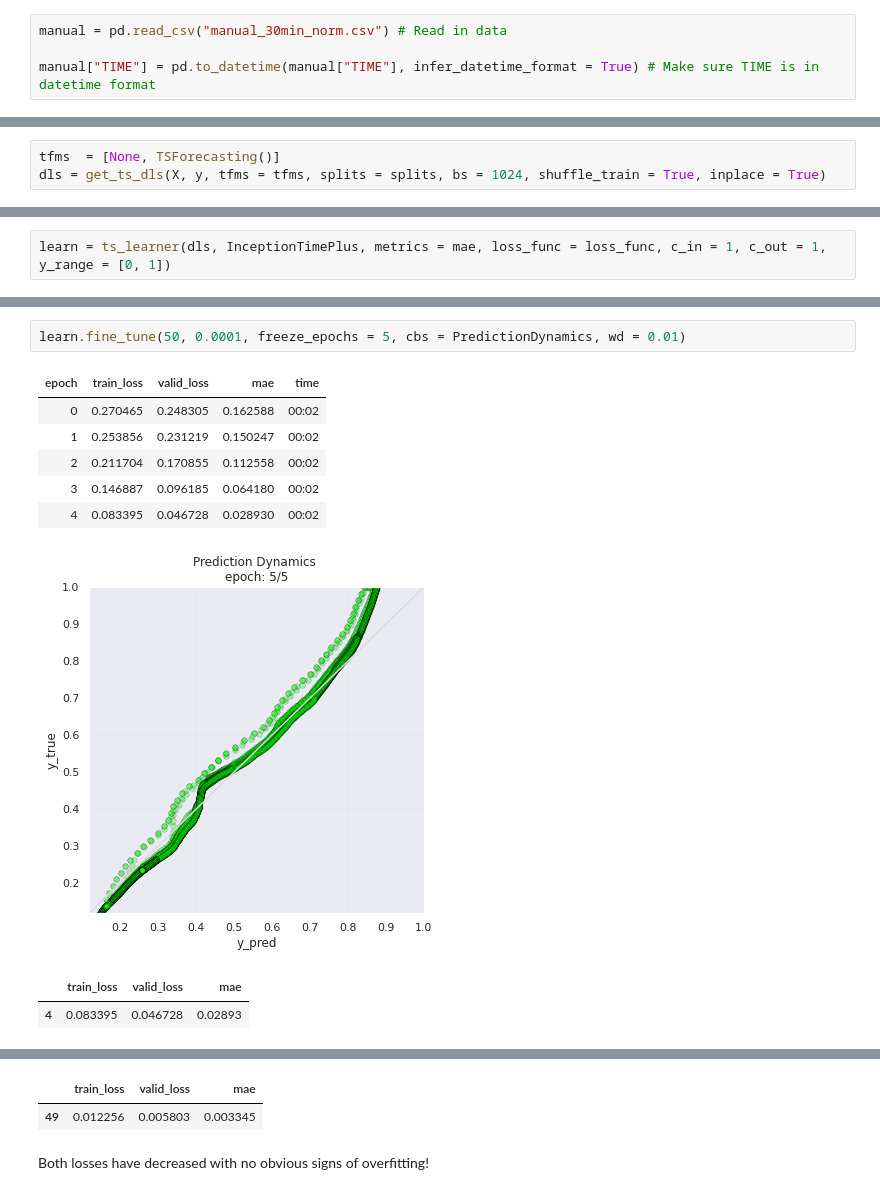
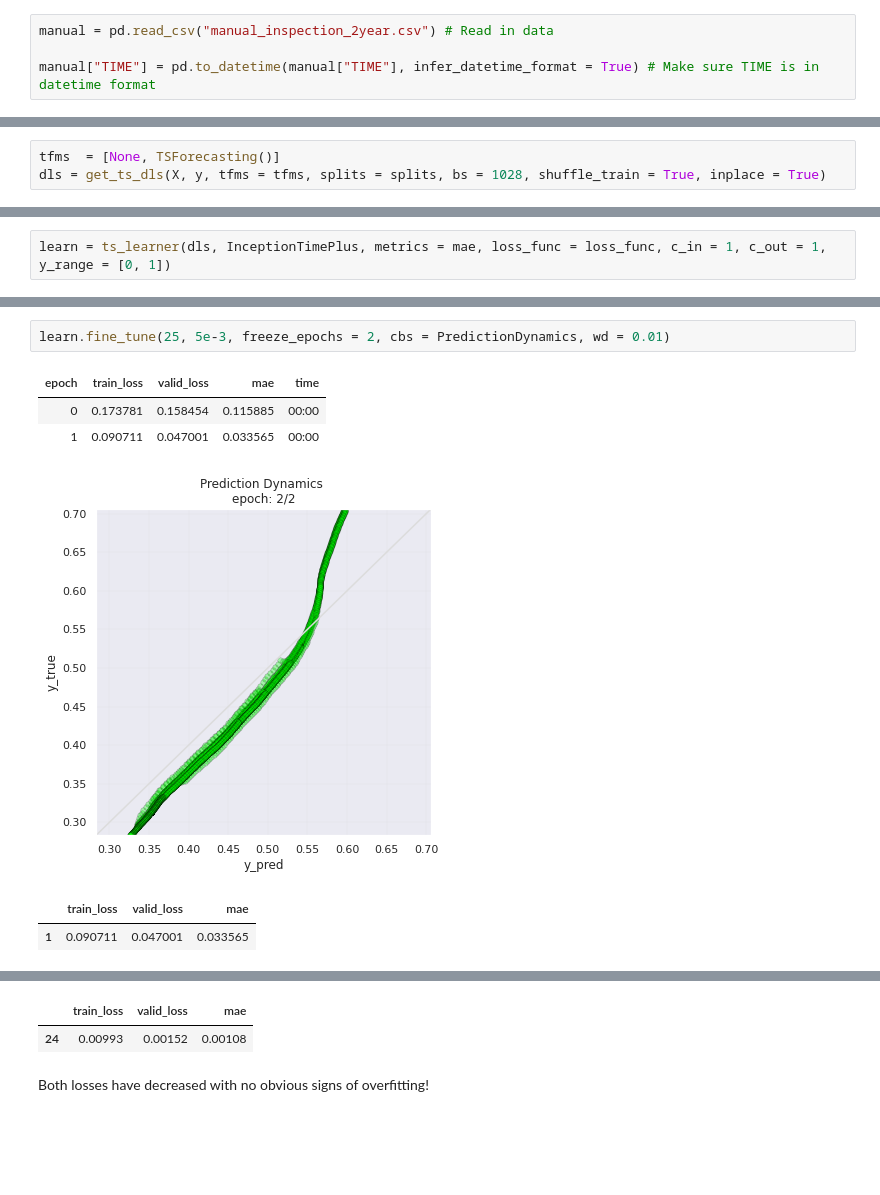
Before and after one commit to Lion-Mod/My-electrophoresis-sense-is-tingling, a Jupyter notebook: sensor_prediction.ipynb, the cells around one changed output, grey strips where cells are left out. Cells and saved outputs as stored; diff of their text form; blank space fills up the shorter version.

```diff
--- a/sensor_prediction.ipynb
+++ b/sensor_prediction.ipynb
@@ -42,7 +42,7 @@ The data is from a electrophoresis painting plant that is 20 years old. The data
 
 The data has already been normalised hence very little preprocess is required.
 # %%
-manual = pd.read_csv("manual_30min_norm.csv") # Read in data
+manual = pd.read_csv("manual_inspection_2year.csv") # Read in data
 
 manual["TIME"] = pd.to_datetime(manual["TIME"], infer_datetime_format = True) # Make sure TIME is in datetime format
 # %%
@@ -273,6 +269,6 @@ splits = get_splits(y, valid_size = .25, random_state = 23, shuffle = False) # S
 # %%
 tfms  = [None, TSForecasting()]
-dls = get_ts_dls(X, y, tfms = tfms, splits = splits, bs = 1024, shuffle_train = True, inplace = True)
+dls = get_ts_dls(X, y, tfms = tfms, splits = splits, bs = 1028, shuffle_train = True, inplace = True)
 # %% [markdown]
 ### Model
 I've changed the model hear after some experiementation with InceptionTime architectures. This input data worked better with `InceptionTimePlus` which is similar to `InceptionTime` but it has a few more inputs, specifically setting the target range using `y_range`. However this architecture didn't work well with the other input data.
@@ -287,13 +283,10 @@ SuggestedLRs(lr_min=0.017378008365631102, lr_steep=4.365158383734524e-05)
 # %%
-learn.fine_tune(50, 0.0001, freeze_epochs = 5, cbs = PredictionDynamics, wd = 0.01)
+learn.fine_tune(25, 5e-3, freeze_epochs = 2, cbs = PredictionDynamics, wd = 0.01)
 # %% [output]
 | epoch | train_loss | valid_loss | mae | time |
-| 0 | 0.270465 | 0.248305 | 0.162588 | 00:02 |
-| 1 | 0.253856 | 0.231219 | 0.150247 | 00:02 |
-| 2 | 0.211704 | 0.170855 | 0.112558 | 00:02 |
-| 3 | 0.146887 | 0.096185 | 0.064180 | 00:02 |
-| 4 | 0.083395 | 0.046728 | 0.028930 | 00:02 |
+| 0 | 0.173781 | 0.158454 | 0.115885 | 00:00 |
+| 1 | 0.090711 | 0.047001 | 0.033565 | 00:00 |
-[figure, old version]
+[figure, new version]
 |  | train_loss | valid_loss | mae |
-| 4 | 0.083395 | 0.046728 | 0.02893 |
+| 1 | 0.090711 | 0.047001 | 0.033565 |
 | epoch | train_loss | valid_loss | mae | time |
@@ -317,5 +310,5 @@ learn.fine_tune(50, 0.0001, freeze_epochs = 5, cbs = PredictionDynamics, wd = 0.
 |  | train_loss | valid_loss | mae |
-| 49 | 0.012256 | 0.005803 | 0.003345 |
+| 24 | 0.00993 | 0.00152 | 0.00108 |
 # %% [markdown]
 Both losses have decreased with no obvious signs of overfitting!
 # %% [markdown]
```
Also changed, not shown: parts of 19 cells of this notebook.
